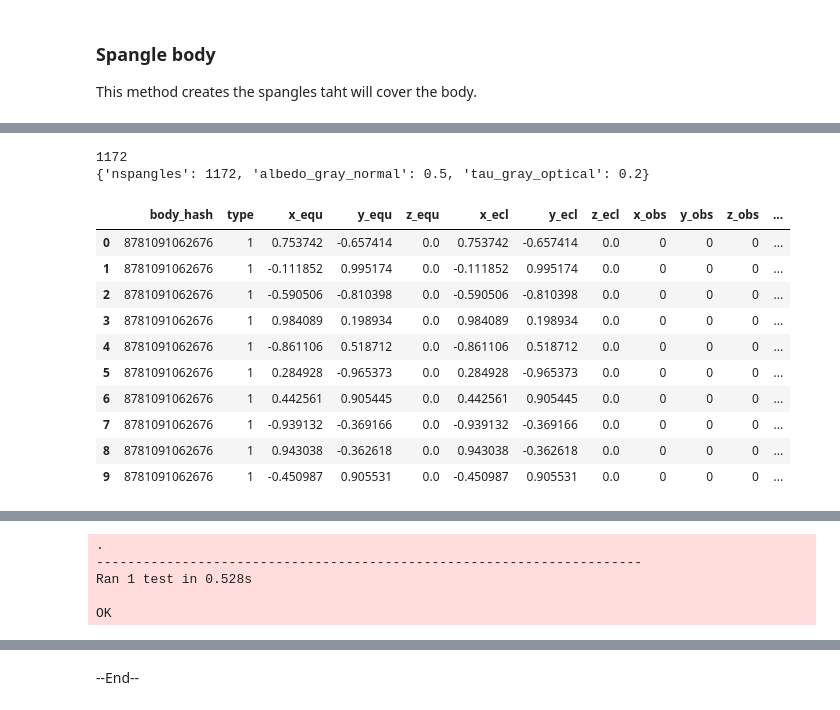
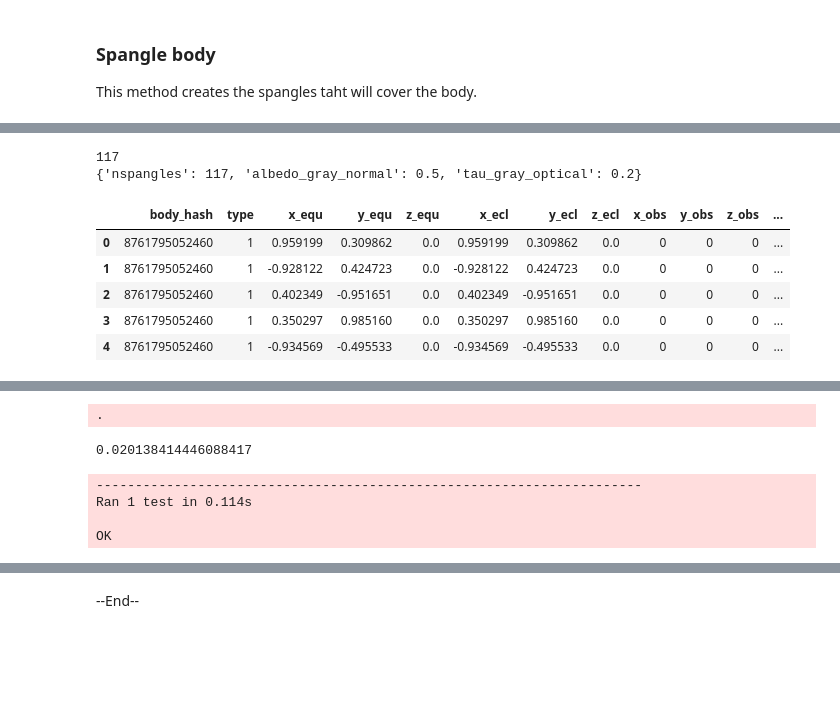
Before and after one commit to seap-udea/pryngles, a Jupyter notebook: dev/pryngles-ring.ipynb, the cells around one changed output, grey strips where cells are left out. Drawn from its saved outputs; the diff is of its cells as text; code cells hidden in the pictures; blank space fills up the shorter version.

```diff
--- a/dev/pryngles-ring.ipynb
+++ b/dev/pryngles-ring.ipynb
@@ -34,8 +34,7 @@ class RingDefaults(object):
             Fraction of the radius of the primary object where ring ends.
 
         i: float [radians], default = 0:
-            Inclination of the ring with respect to the equator of the primary
-            object.
+            Inclination of the ring with respect to the ecliptic plane.
 
         roll: float [radians], default = 0:
             Roll angle.  This is the angle with respect to ecliptic x-axis in which
@@ -249,7 +202,8 @@ The autoreload extension is already loaded. To reload it, use:
 # %%
 def spangle_body(self,seed=0):
+
     #Create spangler
-    self.sp=Spangler(N=self.optics.nspangles)
+    self.sp=Spangler(N=self.optics.nspangles,seed=seed)
 
     #Limits of the ring (normalized to re)
     uri=self.ri/self.re
@@ -266,20 +220,24 @@ def spangle_body(self,seed=0):
 
     #Create a spangling
     self.sg=Spangling(nspangles=self.optics.nspangles,body_hash=self.hash)
+    #Misc.print_html(self.sg.df.to_html())
 
     #Common
     self.sg.df["type"]=GRANULAR_SPANGLE
     self.sg.df["albedo_gray_normal"]=self.optics.albedo_gray_normal
     self.sg.df["tau_gray_optical"]=self.optics.tau_gray_optical
+    self.sg.df["asp"]=self.sp.aes*self.re**2
 
     #Equatorial cartesian coordinates
     xyz_equ=np.hstack((self.sp.ss,np.zeros((self.sp.N,1))))
     xyz_equ*=self.re
     self.sg.df[["x_equ","y_equ","z_equ"]]=xyz_equ
+    self.sg.df["ns_equ"]=[[0,0,1]]*self.sg.nspangles
 
     #Ecliptic cartesian coordinates
     self.sg.df[["x_ecl","y_ecl","z_ecl"]]=\
     self.sg.df.apply(lambda df:pd.Series(spy.mxv(self.M_equ2ecl,[df.x_equ,df.y_equ,df.z_equ])),axis=1)
+    self.sg.df["ns_ecl"]=[spy.mxv(self.M_equ2ecl,[0,0,1])]*self.sg.nspangles
 
     #Equatorial spherical coordinates
     rtf_equ=np.hstack((self.sp.pp,np.zeros((self.sp.N,1))))
@@ -294,41 +252,31 @@ Ring.spangle_body=spangle_body
 # %%
 if IN_JUPYTER:
     def test_spangle(self):
         S=Star()
         P=Planet(primary=S)
-        R=Ring(primary=P,optics=dict(albedo_gray_normal=0.5,tau_gray_optical=0.2))
+        R=Ring(primary=P,optics=dict(albedo_gray_normal=0.5,tau_gray_optical=0.2,nspangles=100))
         R.spangle_body()
         print(R.sp.N)
         print(R.optics)
 
-        Misc.print_html(R.sg.df[:10].to_html())
-        return
-        print(R.spangles[0].xyz)
+        Misc.print_df(R.sg.df.head(5))
 
-        #return
-        #"""
         spangled=None
         spangled=dict(color='r')
         R.sp.plot(spangled=spangled)
         #"""
         #print(len(R.spangles))
         print(R.sp.aes)
-        print(R.spangles[0].asp)
 
     class Test(unittest.TestCase):pass
     Test.test_spangle=test_spangle
     unittest.main(argv=['first-arg-is-ignored'],exit=False)
 # %% [output]
-1172
-{'nspangles': 1172, 'albedo_gray_normal': 0.5, 'tau_gray_optical': 0.2}
+117
+{'nspangles': 117, 'albedo_gray_normal': 0.5, 'tau_gray_optical': 0.2}
 |  | body_hash | type | x_equ | y_equ | z_equ | x_ecl | y_ecl | z_ecl | x_obs | y_obs | z_obs | ... |
-| 0 | 8781091062676 | 1 | 0.753742 | -0.657414 | 0.0 | 0.753742 | -0.657414 | 0.0 | 0 | 0 | 0 | ... |
-| 1 | 8781091062676 | 1 | -0.111852 | 0.995174 | 0.0 | -0.111852 | 0.995174 | 0.0 | 0 | 0 | 0 | ... |
-| 2 | 8781091062676 | 1 | -0.590506 | -0.810398 | 0.0 | -0.590506 | -0.810398 | 0.0 | 0 | 0 | 0 | ... |
-| 3 | 8781091062676 | 1 | 0.984089 | 0.198934 | 0.0 | 0.984089 | 0.198934 | 0.0 | 0 | 0 | 0 | ... |
-| 4 | 8781091062676 | 1 | -0.861106 | 0.518712 | 0.0 | -0.861106 | 0.518712 | 0.0 | 0 | 0 | 0 | ... |
-| 5 | 8781091062676 | 1 | 0.284928 | -0.965373 | 0.0 | 0.284928 | -0.965373 | 0.0 | 0 | 0 | 0 | ... |
-| 6 | 8781091062676 | 1 | 0.442561 | 0.905445 | 0.0 | 0.442561 | 0.905445 | 0.0 | 0 | 0 | 0 | ... |
-| 7 | 8781091062676 | 1 | -0.939132 | -0.369166 | 0.0 | -0.939132 | -0.369166 | 0.0 | 0 | 0 | 0 | ... |
-| 8 | 8781091062676 | 1 | 0.943038 | -0.362618 | 0.0 | 0.943038 | -0.362618 | 0.0 | 0 | 0 | 0 | ... |
-| 9 | 8781091062676 | 1 | -0.450987 | 0.905531 | 0.0 | -0.450987 | 0.905531 | 0.0 | 0 | 0 | 0 | ... |
+| 0 | 8761795052460 | 1 | 0.959199 | 0.309862 | 0.0 | 0.959199 | 0.309862 | 0.0 | 0 | 0 | 0 | ... |
+| 1 | 8761795052460 | 1 | -0.928122 | 0.424723 | 0.0 | -0.928122 | 0.424723 | 0.0 | 0 | 0 | 0 | ... |
+| 2 | 8761795052460 | 1 | 0.402349 | -0.951651 | 0.0 | 0.402349 | -0.951651 | 0.0 | 0 | 0 | 0 | ... |
+| 3 | 8761795052460 | 1 | 0.350297 | 0.985160 | 0.0 | 0.350297 | 0.985160 | 0.0 | 0 | 0 | 0 | ... |
+| 4 | 8761795052460 | 1 | -0.934569 | -0.495533 | 0.0 | -0.934569 | -0.495533 | 0.0 | 0 | 0 | 0 | ... |
@@ -335,5 +285,6 @@ if IN_JUPYTER:
 .
-----------------------------------------------------------------------
-Ran 1 test in 0.528s
-
-OK
+0.020138414446088417
+----------------------------------------------------------------------
+Ran 1 test in 0.114s
+
+OK
```
Also changed, not shown: parts of 12 cells of this notebook, 11 other files.
